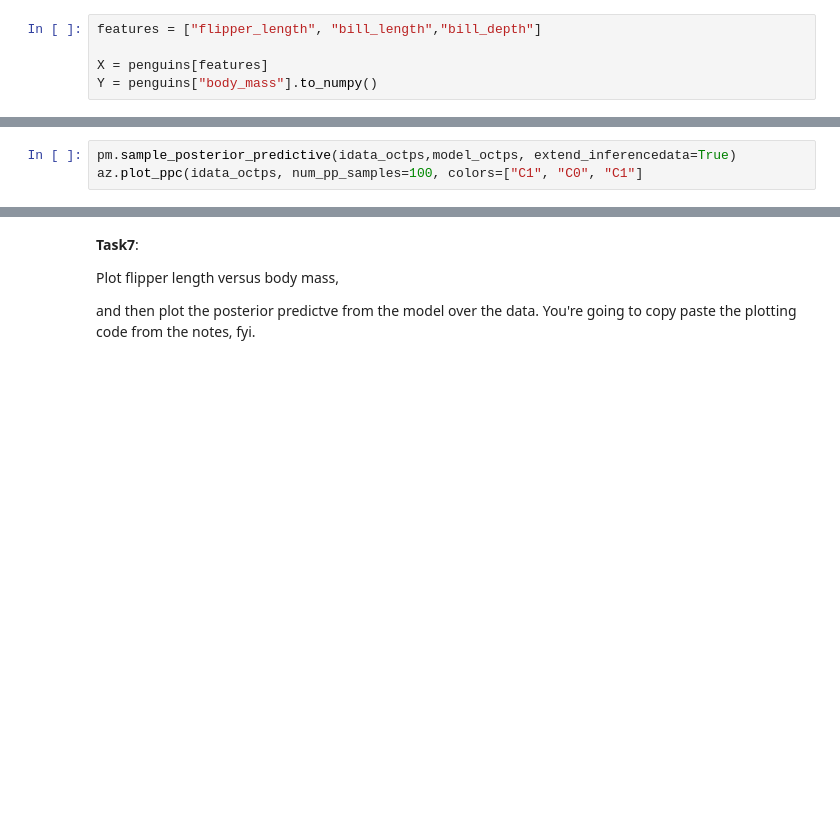
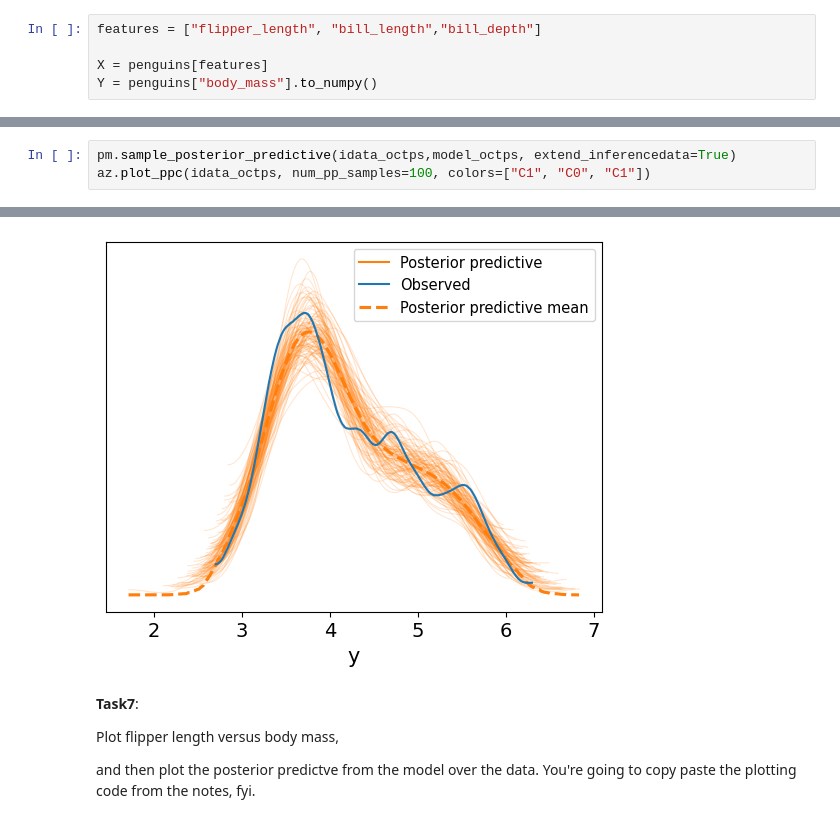
Before and after one commit to jettecampbell/data-science, a Jupyter notebook: Copy_of_Unit8ExercisesSF.ipynb, the cells around one changed output, grey strips where cells are left out. Saved outputs shown, nothing was run; the diff lists cells and outputs as text; blank space fills up the shorter version.

```diff
--- a/Copy_of_Unit8ExercisesSF.ipynb
+++ b/Copy_of_Unit8ExercisesSF.ipynb
@@ -194,4 +110,4 @@ CompileError: Compilation failed (return status=1):
 # %%
 pm.sample_posterior_predictive(idata_octps,model_octps, extend_inferencedata=True)
-az.plot_ppc(idata_octps, num_pp_samples=100, colors=["C1", "C0", "C1"]
+az.plot_ppc(idata_octps, num_pp_samples=100, colors=["C1", "C0", "C1"])
 # %% [output]
@@ -199,3 +117,4 @@ SyntaxError: incomplete input (<ipython-input-8-0422b4675cca>, line 2)
+[figure, added]
 # %% [markdown]
 **Task7**:
 
```
Also changed, not shown: parts of 8 cells of this notebook.
